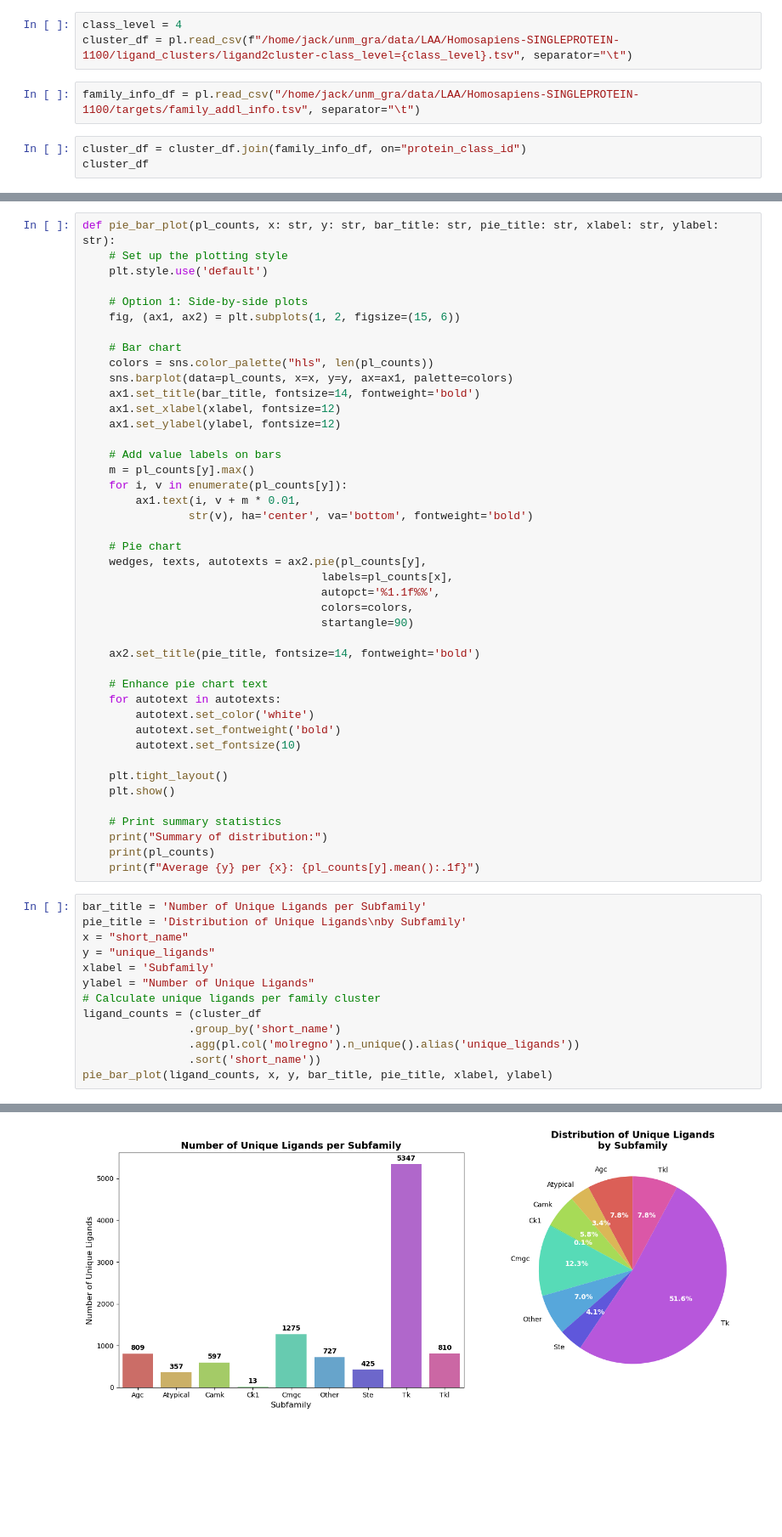
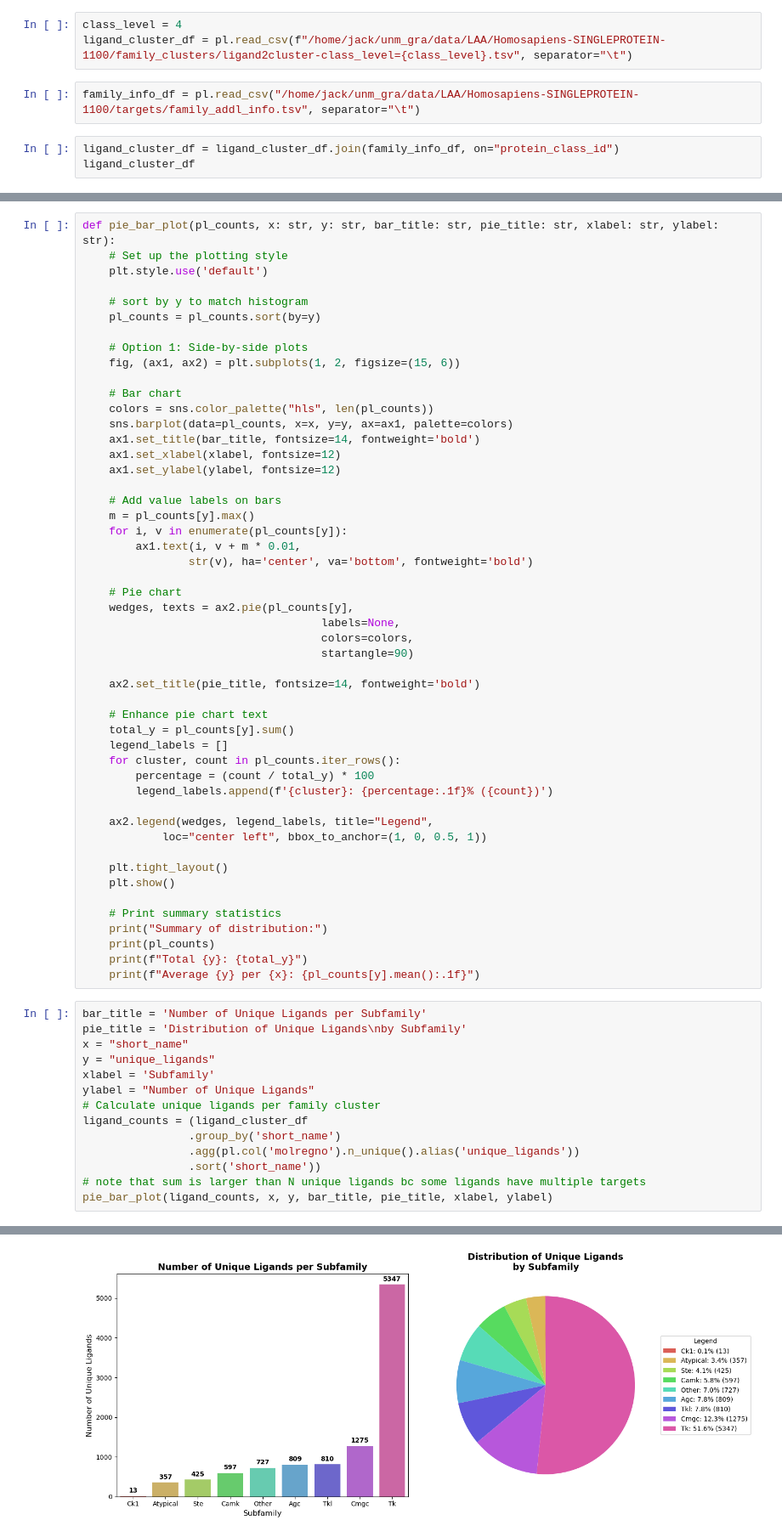
Before and after one commit to Jack-42/ligandActivityAnalysis, a Jupyter notebook: notebooks/exploratory_analysis.ipynb, the cells around one changed output, grey strips where cells are left out. Shown at 85% size. Cells and saved outputs as stored; diff of their text form; blank space fills up the shorter version.

```diff
--- a/notebooks/exploratory_analysis.ipynb
+++ b/notebooks/exploratory_analysis.ipynb
@@ -206,12 +206,12 @@ ktarget_df.write_csv("/home/jack/unm_gra/data/LAA/Homosapiens-SINGLEPROTEIN-1100
 ## Looking at ligands in class_level=4
 # %%
 class_level = 4
-cluster_df = pl.read_csv(f"/home/jack/unm_gra/data/LAA/Homosapiens-SINGLEPROTEIN-1100/ligand_clusters/ligand2cluster-class_level={class_level}.tsv", separator="\t")
+ligand_cluster_df = pl.read_csv(f"/home/jack/unm_gra/data/LAA/Homosapiens-SINGLEPROTEIN-1100/family_clusters/ligand2cluster-class_level={class_level}.tsv", separator="\t")
 # %%
 family_info_df = pl.read_csv("/home/jack/unm_gra/data/LAA/Homosapiens-SINGLEPROTEIN-1100/targets/family_addl_info.tsv", separator="\t")
 # %%
-cluster_df = cluster_df.join(family_info_df, on="protein_class_id")
-cluster_df
+ligand_cluster_df = ligand_cluster_df.join(family_info_df, on="protein_class_id")
+ligand_cluster_df
 # %% [output]
 shape: (14_506, 8)
 | molregno | tid | protein_class_id | fam_cluster | parent_id | pref_name | short_name | class_level |
@@ -231,6 +231,9 @@ shape: (14_506, 8)
 def pie_bar_plot(pl_counts, x: str, y: str, bar_title: str, pie_title: str, xlabel: str, ylabel: str):
     # Set up the plotting style
     plt.style.use('default')
+
+    # sort by y to match histogram
+    pl_counts = pl_counts.sort(by=y)
 
     # Option 1: Side-by-side plots
     fig, (ax1, ax2) = plt.subplots(1, 2, figsize=(15, 6))
@@ -249,19 +252,22 @@ def pie_bar_plot(pl_counts, x: str, y: str, bar_title: str, pie_title: str, xlab
                 str(v), ha='center', va='bottom', fontweight='bold')
 
     # Pie chart
-    wedges, texts, autotexts = ax2.pie(pl_counts[y],
-                                    labels=pl_counts[x],
-                                    autopct='%1.1f%%',
+    wedges, texts = ax2.pie(pl_counts[y],
+                                    labels=None,
                                     colors=colors,
                                     startangle=90)
 
     ax2.set_title(pie_title, fontsize=14, fontweight='bold')
 
     # Enhance pie chart text
-    for autotext in autotexts:
-        autotext.set_color('white')
-        autotext.set_fontweight('bold')
-        autotext.set_fontsize(10)
+    total_y = pl_counts[y].sum()
+    legend_labels = []
+    for cluster, count in pl_counts.iter_rows():
+        percentage = (count / total_y) * 100
+        legend_labels.append(f'{cluster}: {percentage:.1f}% ({count})')
+
+    ax2.legend(wedges, legend_labels, title="Legend",
+            loc="center left", bbox_to_anchor=(1, 0, 0.5, 1))
 
     plt.tight_layout()
     plt.show()
@@ -269,25 +275,27 @@ def pie_bar_plot(pl_counts, x: str, y: str, bar_title: str, pie_title: str, xlab
     # Print summary statistics
     print("Summary of distribution:")
     print(pl_counts)
+    print(f"Total {y}: {total_y}")
     print(f"Average {y} per {x}: {pl_counts[y].mean():.1f}")
 # %%
 bar_title = 'Number of Unique Ligands per Subfamily'
 pie_title = 'Distribution of Unique Ligands\nby Subfamily'
 x = "short_name"
 y = "unique_ligands"
 xlabel = 'Subfamily'
 ylabel = "Number of Unique Ligands"
 # Calculate unique ligands per family cluster
-ligand_counts = (cluster_df
+ligand_counts = (ligand_cluster_df
                 .group_by('short_name')
                 .agg(pl.col('molregno').n_unique().alias('unique_ligands'))
                 .sort('short_name'))
+# note that sum is larger than N unique ligands bc some ligands have multiple targets
 pie_bar_plot(ligand_counts, x, y, bar_title, pie_title, xlabel, ylabel)
 # %% [output]
 Passing `palette` without assigning `hue` is deprecated and will be removed in v0.14.0. Assign the `x` variable to `hue` and set `legend=False` for the same effect.
 
   sns.barplot(data=pl_counts, x=x, y=y, ax=ax1, palette=colors)
-[figure, old version]
+[figure, new version]
 Summary of distribution:
 shape: (9, 2)
 ┌────────────┬────────────────┐
```
Also changed, not shown: parts of 11 cells of this notebook.
